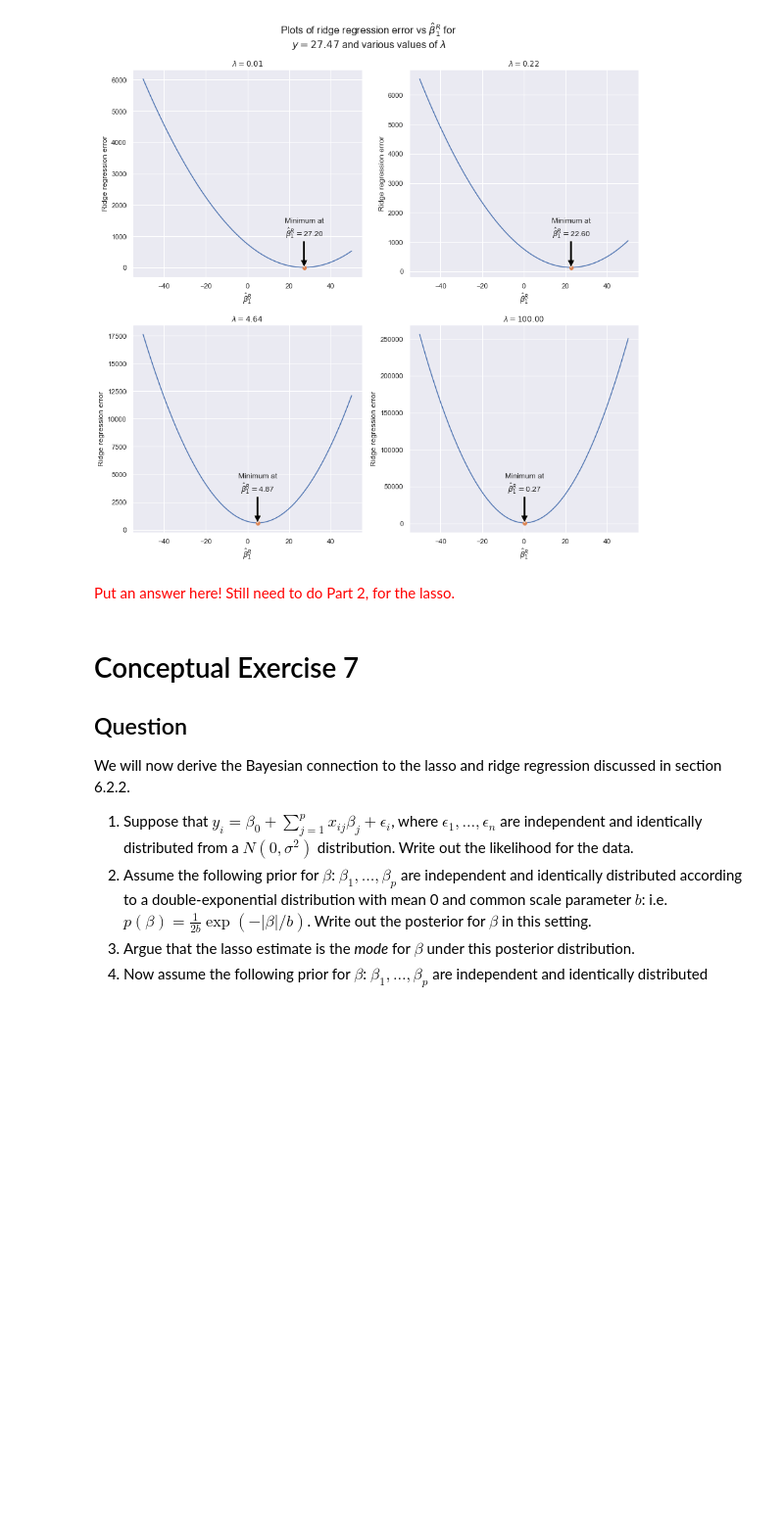
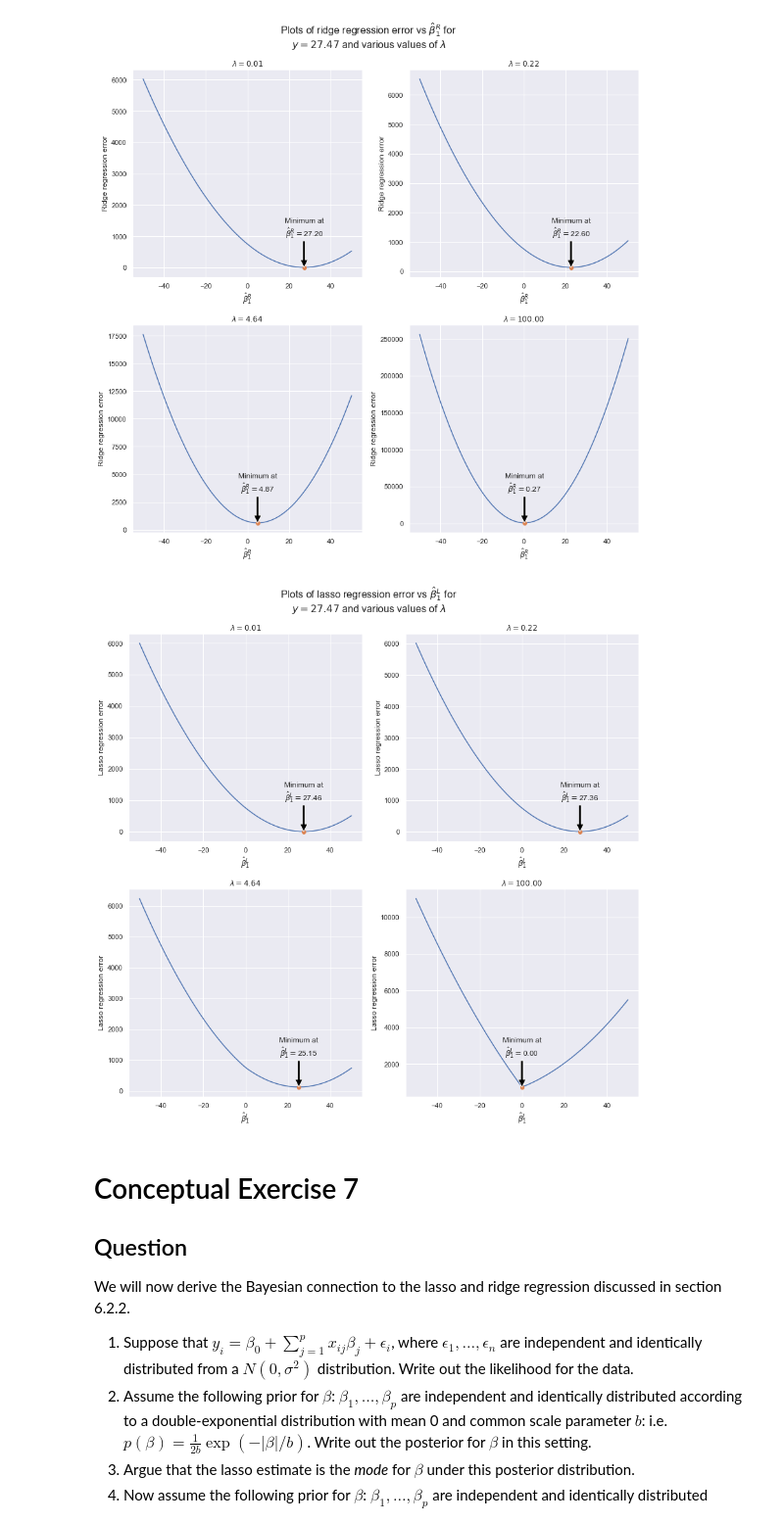
Before and after one commit to kstratto/ISLR, a Jupyter notebook: ISLR Chapter 6 Conceptual Exercises.ipynb, the cells around one changed output. Shown: that part at 98% size. Saved outputs shown, nothing was run; the diff lists cells and outputs as text; code cells hidden in the pictures; blank space fills up the shorter version.

Commit message:
Update solution for Exercise 6
Add solution for Part 2 of Exercise 6 by producing plots for the lasso regression optimization problem.

```diff
--- a/ISLR Chapter 6 Conceptual Exercises.ipynb
+++ b/ISLR Chapter 6 Conceptual Exercises.ipynb
@@ -268,8 +268,32 @@ for i in range(lambdas.shape[0]):
         axes[i, j].set_ylabel("Ridge regression error")
 # %% [output]
 [figure]
-# %% [markdown]
-<font color="red">Put an answer here! Still need to do Part 2, for the lasso.</font>
+# %%
+def one_d_ridge_min(y, l):
+    if y > l/2:
+        return y - l/2
+    elif y < -l/2:
+        return y + l/2
+    else:
+        return 0
+# %%
+fig, axes = plt.subplots(nrows = 2, ncols = 2, figsize = (12, 12), constrained_layout = True)
+fig_title = r"Plots of lasso regression error vs $\hat{\beta}^L_1$ for " + "\n" + r"$y = {0:.2f}$ and various values of $\lambda$".format(y)
+fig.suptitle(fig_title, fontsize = 16)
+for i in range(lambdas.shape[0]):
+    for j in range(lambdas.shape[1]):
+        axes[i, j].plot(beta, (y - beta)**2 + lambdas[i, j]*np.abs(beta))
+        beta_min = one_d_ridge_min(y, lambdas[i, j])
+        min_error = (y - beta_min)**2 + lambdas[i, j]*abs(beta_min)
+        axes[i, j].plot([beta_min], [min_error], "o")
+        annotation = "Minimum at\n" + r"$\hat{\beta}^L_1 = $" + "{0:.2f}".format(beta_min)
+        axes[i, j].annotate(annotation, xy = (beta_min, min_error), xytext = (0, 50), textcoords = "offset points",
+                           arrowprops=dict(facecolor = "black"), horizontalalignment = "center")
+        axes[i, j].set_title(r"$\lambda = {0:.2f}$".format(lambdas[i, j]))
+        axes[i, j].set_xlabel(r"$\hat{\beta}^L_1$")
+        axes[i, j].set_ylabel("Lasso regression error")
+# %% [output]
+[figure, added]
 # %% [markdown]
 # Conceptual Exercise 7
 
```
